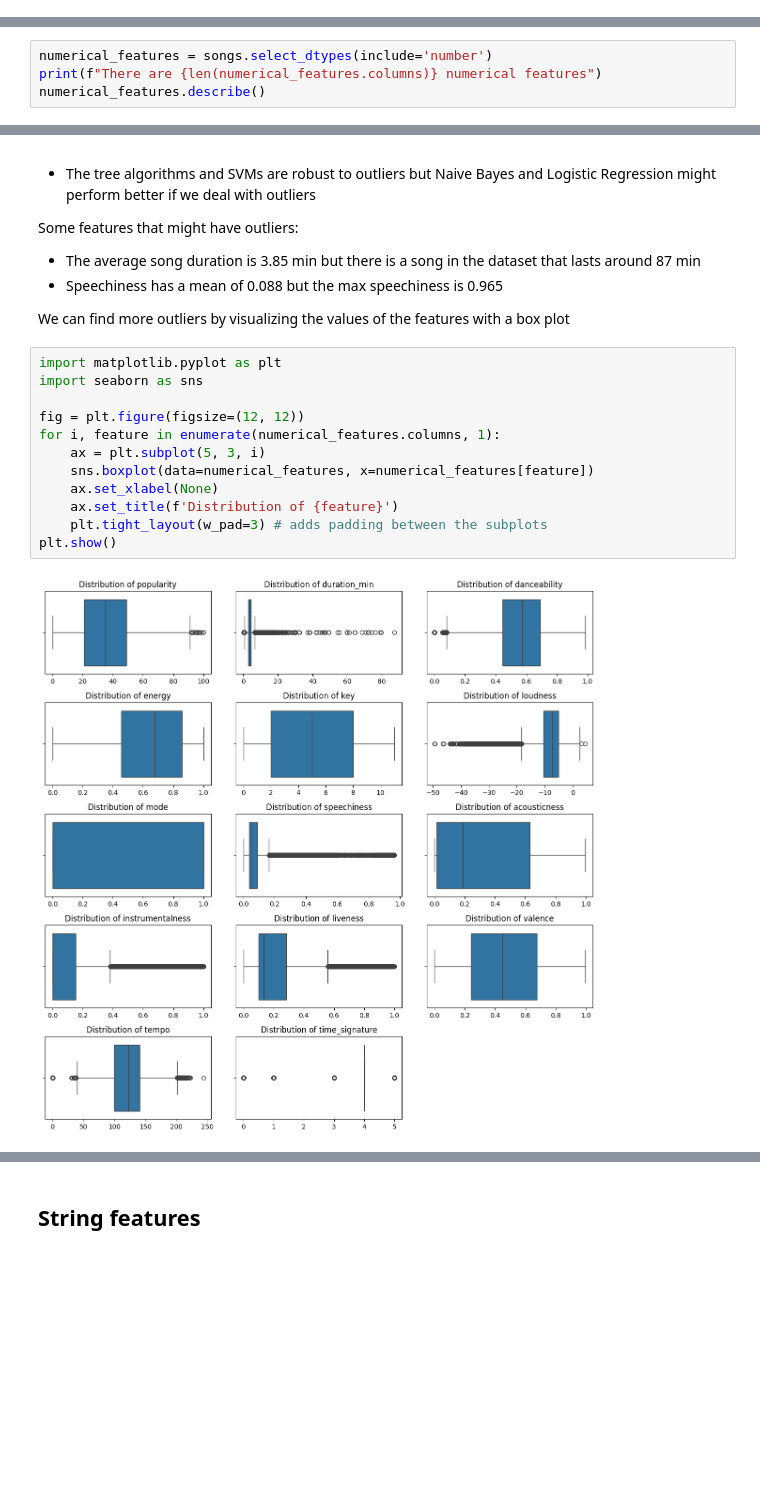
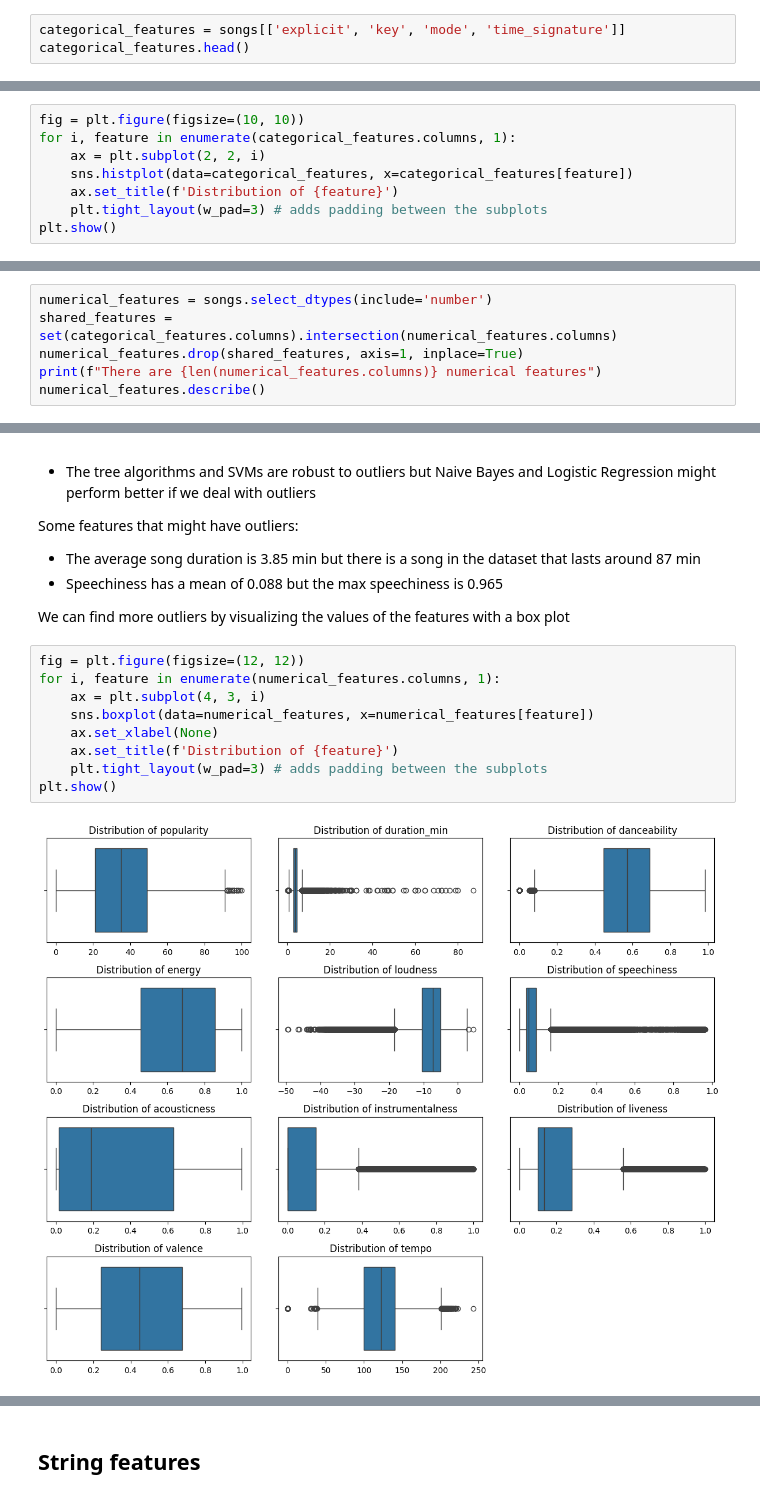
Before and after one commit to liza-no/IE500_Data_Mining_Project, a Jupyter notebook: data-exploration.ipynb, the cells around one changed output, grey strips where cells are left out. Cells and saved outputs as stored; diff of their text form; blank space fills up the shorter version.

Commit message:
Add histograms for categorical features

```diff
--- a/data-exploration.ipynb
+++ b/data-exploration.ipynb
@@ -33,0 +36,3 @@ There are 81343 unique songs in the dataset
+# %%
+categorical_features = songs[['explicit', 'key', 'mode', 'time_signature']]
+categorical_features.head()
@@ -33,0 +46,8 @@ There are 81343 unique songs in the dataset
+# %%
+fig = plt.figure(figsize=(10, 10))
+for i, feature in enumerate(categorical_features.columns, 1):
+    ax = plt.subplot(2, 2, i)
+    sns.histplot(data=categorical_features, x=categorical_features[feature])
+    ax.set_title(f'Distribution of {feature}')
+    plt.tight_layout(w_pad=3) # adds padding between the subplots
+plt.show()
@@ -34,5 +58,7 @@ There are 81343 unique songs in the dataset
 # %%
 numerical_features = songs.select_dtypes(include='number')
+shared_features = set(categorical_features.columns).intersection(numerical_features.columns)
+numerical_features.drop(shared_features, axis=1, inplace=True)
 print(f"There are {len(numerical_features.columns)} numerical features")
 numerical_features.describe()
 # %% [output]
@@ -71,19 +105,16 @@ Some features that might have outliers:
 
 We can find more outliers by visualizing the values of the features with a box plot
 # %%
-import matplotlib.pyplot as plt
-import seaborn as sns
-
 fig = plt.figure(figsize=(12, 12))
 for i, feature in enumerate(numerical_features.columns, 1):
-    ax = plt.subplot(5, 3, i)
+    ax = plt.subplot(4, 3, i)
     sns.boxplot(data=numerical_features, x=numerical_features[feature])
     ax.set_xlabel(None)
     ax.set_title(f'Distribution of {feature}')
     plt.tight_layout(w_pad=3) # adds padding between the subplots
 plt.show()
 # %% [output]
-[figure, old version]
+[figure, new version]
 # %% [markdown]
 From looking at the box plots, almost all features have outliers.
 
```
Also changed, not shown: parts of 12 cells of this notebook.
